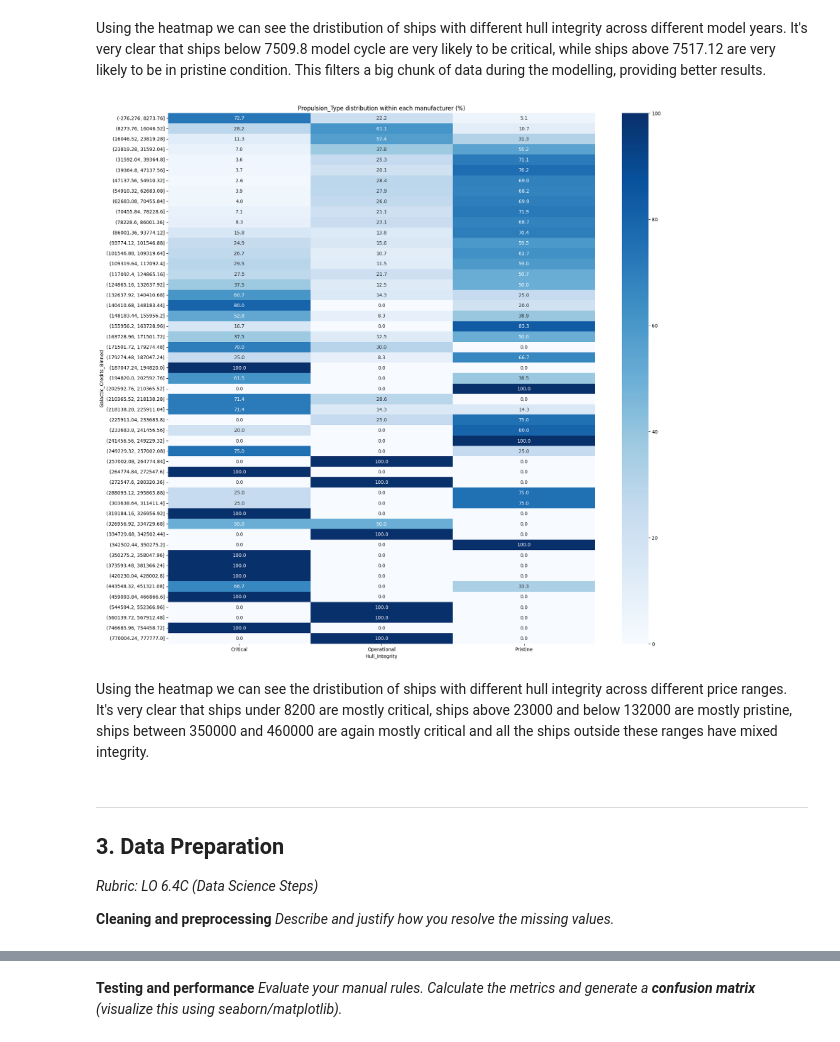
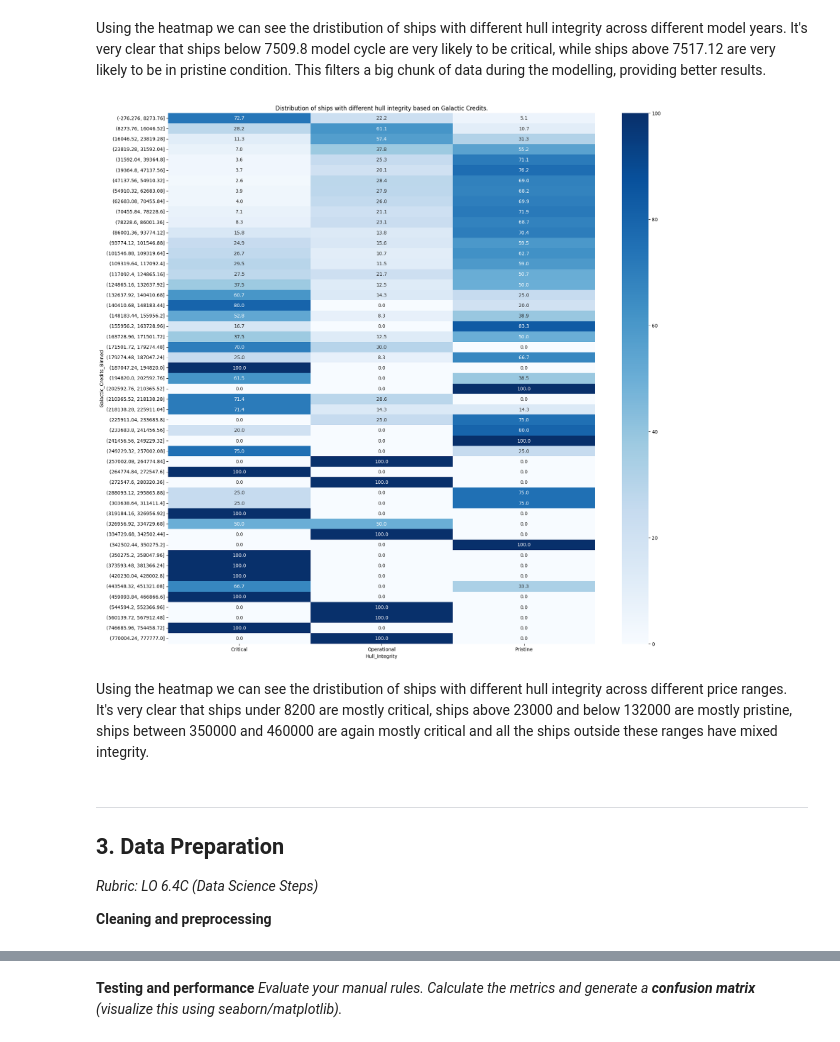
Before and after one commit to strmzi-git/jupyter-exam-03, a Jupyter notebook: DS-Assignment-it2.ipynb, the cells around one changed output, grey strips where cells are left out. Saved outputs shown, nothing was run; the diff lists cells and outputs as text; code cells hidden in the pictures.

```diff
--- a/DS-Assignment-it2.ipynb
+++ b/DS-Assignment-it2.ipynb
@@ -323,14 +323,14 @@ Using the heatmap we can see the dristibution of ships with different hull integ
 # %%
 df_merged["Galactic_Credits_Binned"] = pd.cut(df_merged["Galactic_Credits"], bins=100)
 
 ct = pd.crosstab(df_merged["Galactic_Credits_Binned"], df_merged["Hull_Integrity"], normalize="index") * 100
 
 plt.figure(figsize=(20, 20))
 sns.heatmap(ct, annot=True, fmt=".1f", cmap="Blues")
-plt.title("Propulsion_Type distribution within each manufacturer (%)")
+plt.title("Distribution of ships with different Hull Integrity based on Galactic Credits.")
 plt.show()
 # %% [output]
-[figure, old version]
+[figure, new version]
 # %% [markdown]
 Using the heatmap we can see the dristibution of ships with different hull integrity across different price ranges. It's very clear that ships under 8200 are mostly critical, ships above 23000 and below 132000 are mostly pristine, ships between 350000 and 460000 are again mostly critical and all the ships outside these ranges have mixed integrity.
 # %% [markdown]
@@ -340,4 +340,3 @@ Using the heatmap we can see the dristibution of ships with different hull integ
 *Rubric: LO 6.4C (Data Science Steps)*
 
 **Cleaning and preprocessing**
-*Describe and justify how you resolve the missing values.*
```
Also changed, not shown: parts of 25 cells of this notebook, 1 other file.
